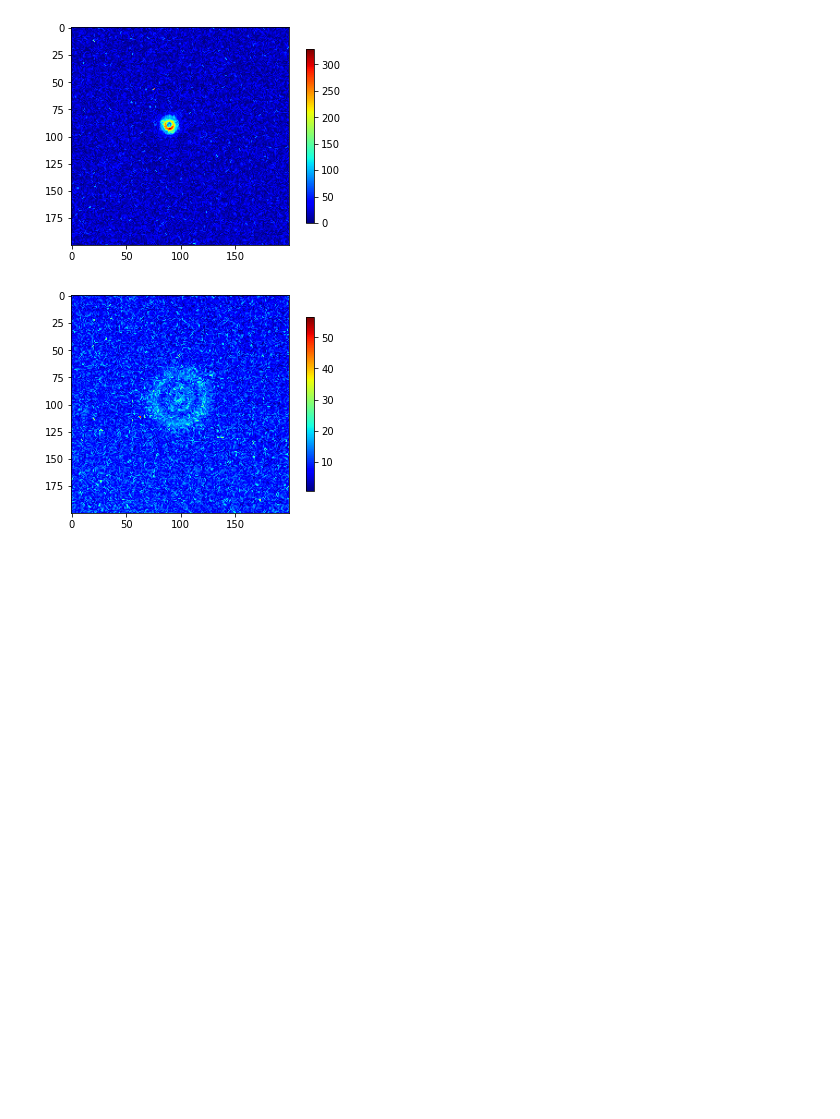
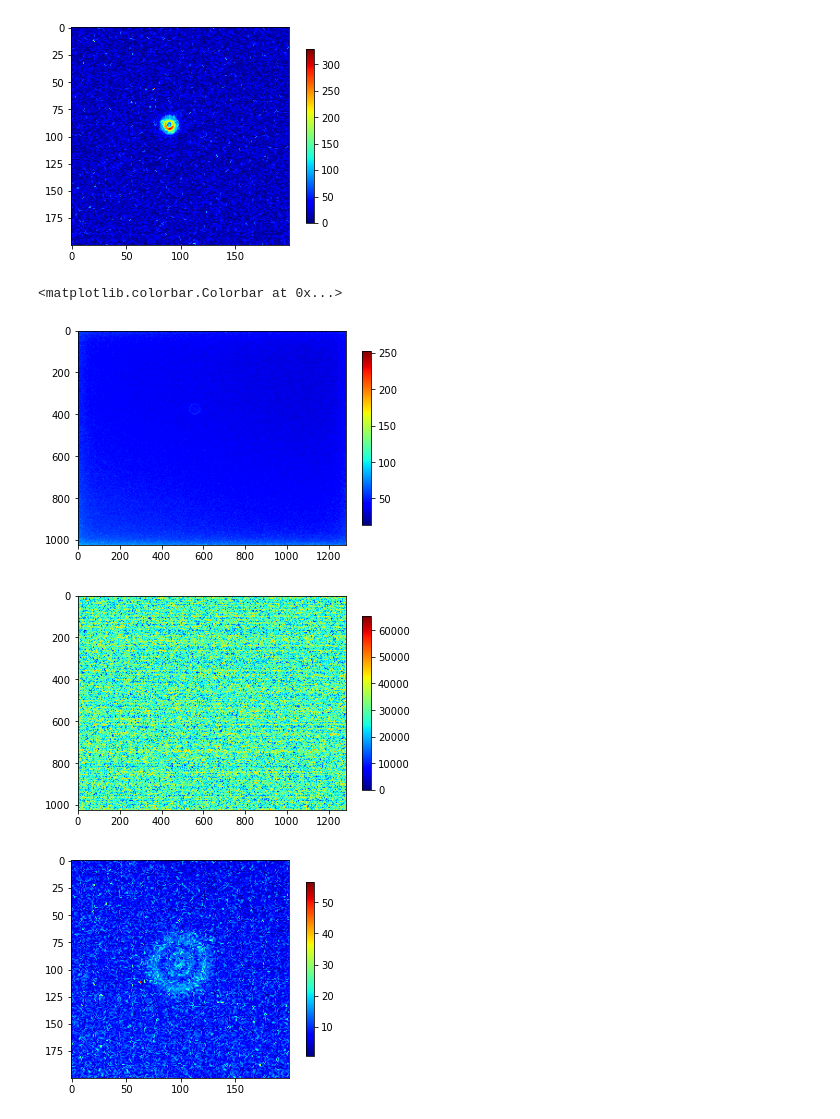
Before and after one commit to dishamishra/Labs_Imager, a Jupyter notebook: Lab3 Part2 (Clean).ipynb, the cells around one changed output. Saved outputs shown, nothing was run; the diff lists cells and outputs as text; code cells hidden in the pictures; blank space fills up the shorter version.

```diff
--- a/Lab3 Part2 (Clean).ipynb
+++ b/Lab3 Part2 (Clean).ipynb
@@ -537,6 +612,33 @@ for i in range(len(blur_imgs)):
 [figure]
 [figure]
 [figure]
+# %%
+%matplotlib inline
+
+m.set_position(ap, 2496, blocking = True)
+m.set_position(stage_x, 750, blocking=True)
+m.set_position(stage_y, 1050, blocking=True)
+m.set_position(stage_z, 2300, blocking=True) # 1700 good for blue
+m.set_position(f_wheel, 1270, blocking=True)
+
+c.set_exposure(500)
+l.set_intensity(0)
+d = c.capture().copy()
+
+
+l.set_intensity(63)
+img = c.capture().copy()
+x = plt.imshow(img, cmap='jet')
+plt.colorbar(x, shrink=0.8)
+
+plt.figure()
+d = c.capture().copy()
+x = plt.imshow(img - d, cmap='jet')
+plt.colorbar(x, shrink=0.8)
+# %% [output]
+<matplotlib.colorbar.Colorbar at 0x...>
+[figure, added]
+[figure, added]
 # %%
 c.set_exposure(250)
 z_pos = [2300, 2150, 1900]
```
Also changed, not shown: parts of 17 cells of this notebook.
